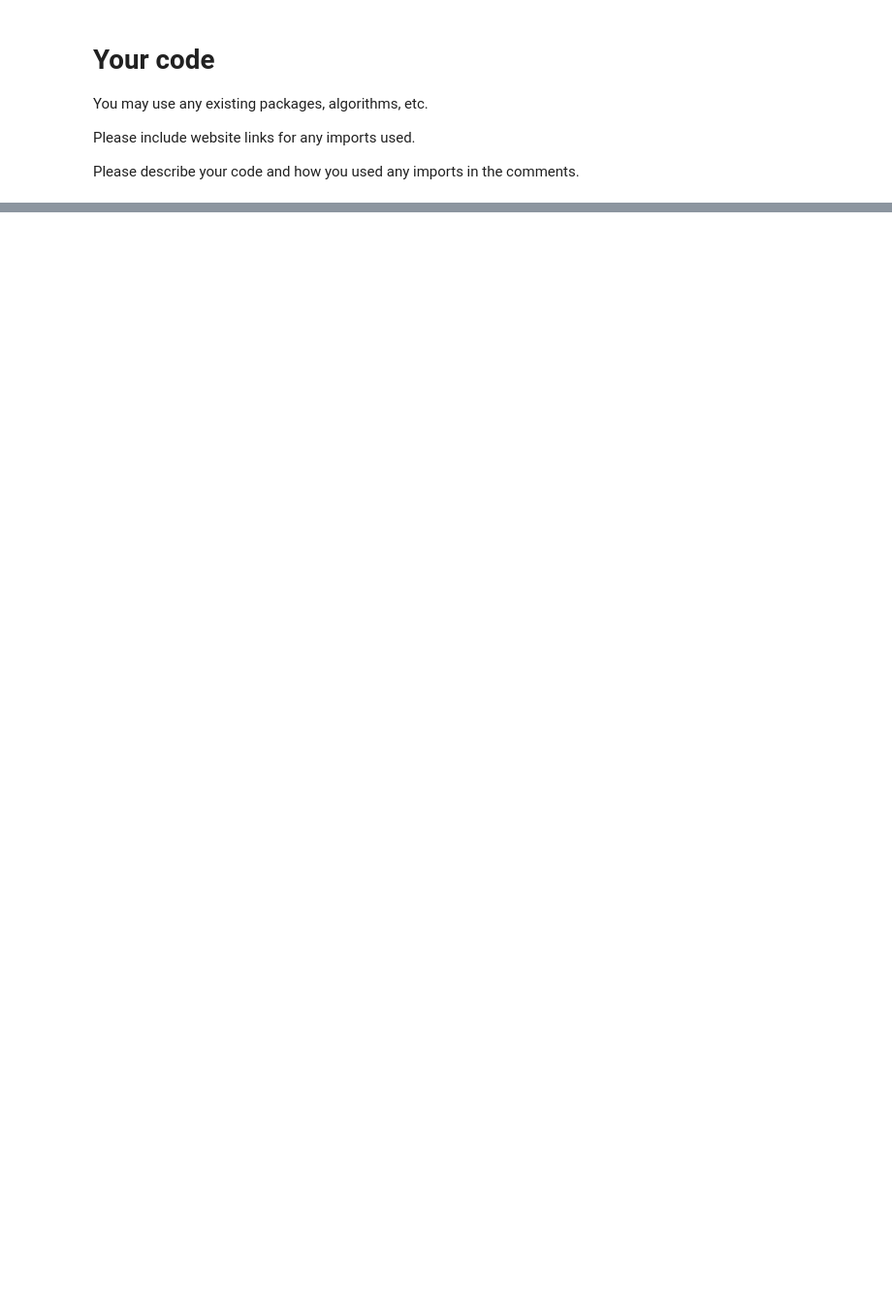
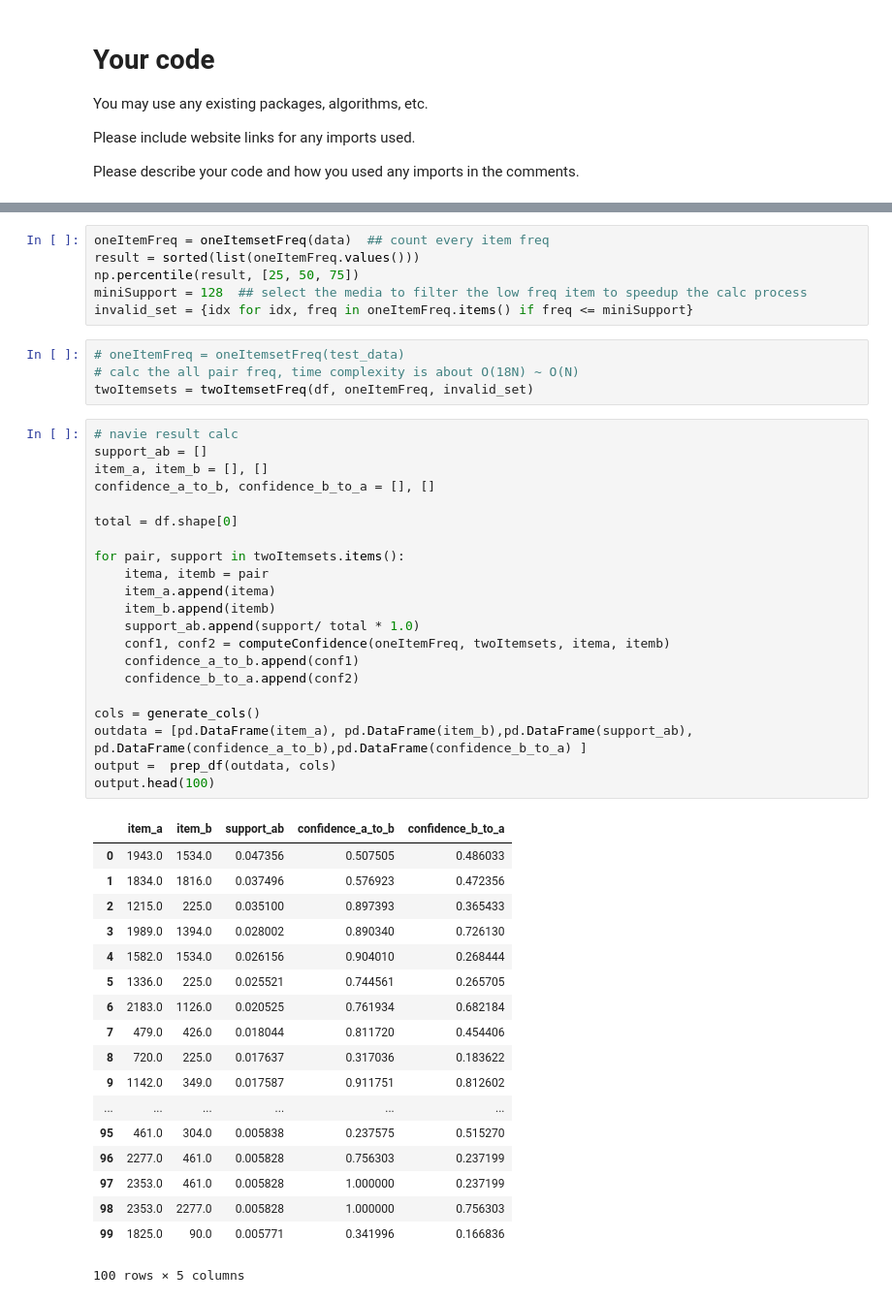
Before and after one commit to Yuhuaihy/DataMining, a Jupyter notebook: COSI126a_HW3/HW3_Association_Rules.ipynb, the cells around one changed output, grey strips where cells are left out. Shown: that part at 97% size. Saved outputs shown, nothing was run; the diff lists cells and outputs as text; blank space fills up the shorter version.

```diff
--- a/COSI126a_HW3/HW3_Association_Rules.ipynb
+++ b/COSI126a_HW3/HW3_Association_Rules.ipynb
@@ -162,0 +152,50 @@ output.head(100)
+# %%
+oneItemFreq = oneItemsetFreq(data)  ## count every item freq
+result = sorted(list(oneItemFreq.values()))
+np.percentile(result, [25, 50, 75])
+miniSupport = 128  ## select the media to filter the low freq item to speedup the calc process
+invalid_set = {idx for idx, freq in oneItemFreq.items() if freq <= miniSupport}
+# %%
+# oneItemFreq = oneItemsetFreq(test_data)
+# calc the all pair freq, time complexity is about O(18N) ~ O(N)
+twoItemsets = twoItemsetFreq(df, oneItemFreq, invalid_set)
+# %%
+# navie result calc
+support_ab = []
+item_a, item_b = [], []
+confidence_a_to_b, confidence_b_to_a = [], []
+
+total = df.shape[0]
+
+for pair, support in twoItemsets.items():
+    itema, itemb = pair
+    item_a.append(itema)
+    item_b.append(itemb)
+    support_ab.append(support/ total * 1.0)
+    conf1, conf2 = computeConfidence(oneItemFreq, twoItemsets, itema, itemb)
+    confidence_a_to_b.append(conf1)
+    confidence_b_to_a.append(conf2)
+
+cols = generate_cols()
+outdata = [pd.DataFrame(item_a), pd.DataFrame(item_b),pd.DataFrame(support_ab), pd.DataFrame(confidence_a_to_b),pd.DataFrame(confidence_b_to_a) ]
+output =  prep_df(outdata, cols)
+output.head(100)
+# %% [output]
+|  | item_a | item_b | support_ab | confidence_a_to_b | confidence_b_to_a |
+| 0 | 1943.0 | 1534.0 | 0.047356 | 0.507505 | 0.486033 |
+| 1 | 1834.0 | 1816.0 | 0.037496 | 0.576923 | 0.472356 |
+| 2 | 1215.0 | 225.0 | 0.035100 | 0.897393 | 0.365433 |
+| 3 | 1989.0 | 1394.0 | 0.028002 | 0.890340 | 0.726130 |
+| 4 | 1582.0 | 1534.0 | 0.026156 | 0.904010 | 0.268444 |
+| 5 | 1336.0 | 225.0 | 0.025521 | 0.744561 | 0.265705 |
+| 6 | 2183.0 | 1126.0 | 0.020525 | 0.761934 | 0.682184 |
+| 7 | 479.0 | 426.0 | 0.018044 | 0.811720 | 0.454406 |
+| 8 | 720.0 | 225.0 | 0.017637 | 0.317036 | 0.183622 |
+| 9 | 1142.0 | 349.0 | 0.017587 | 0.911751 | 0.812602 |
+| ... | ... | ... | ... | ... | ... |
+| 95 | 461.0 | 304.0 | 0.005838 | 0.237575 | 0.515270 |
+| 96 | 2277.0 | 461.0 | 0.005828 | 0.756303 | 0.237199 |
+| 97 | 2353.0 | 461.0 | 0.005828 | 1.000000 | 0.237199 |
+| 98 | 2353.0 | 2277.0 | 0.005828 | 1.000000 | 0.756303 |
+| 99 | 1825.0 | 90.0 | 0.005771 | 0.341996 | 0.166836 |
+100 rows × 5 columns
```
Also changed, not shown: parts of 5 cells of this notebook, 2 other files.
